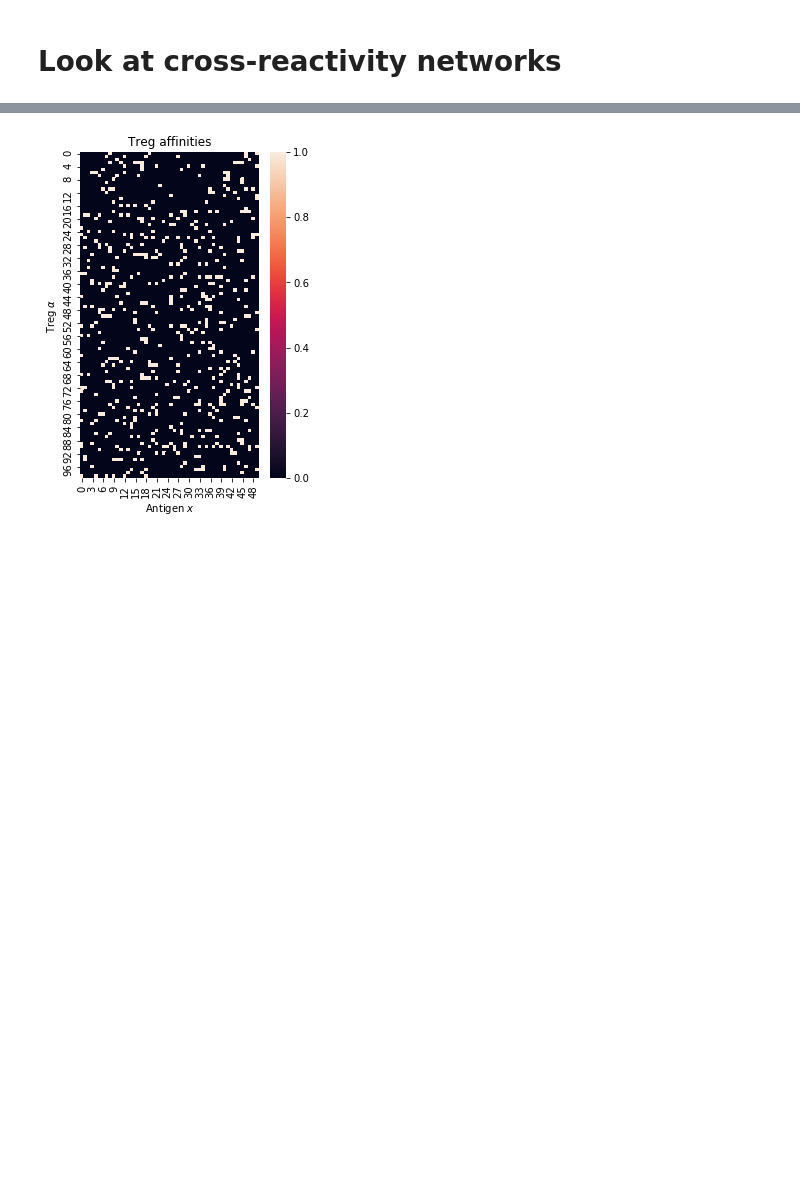
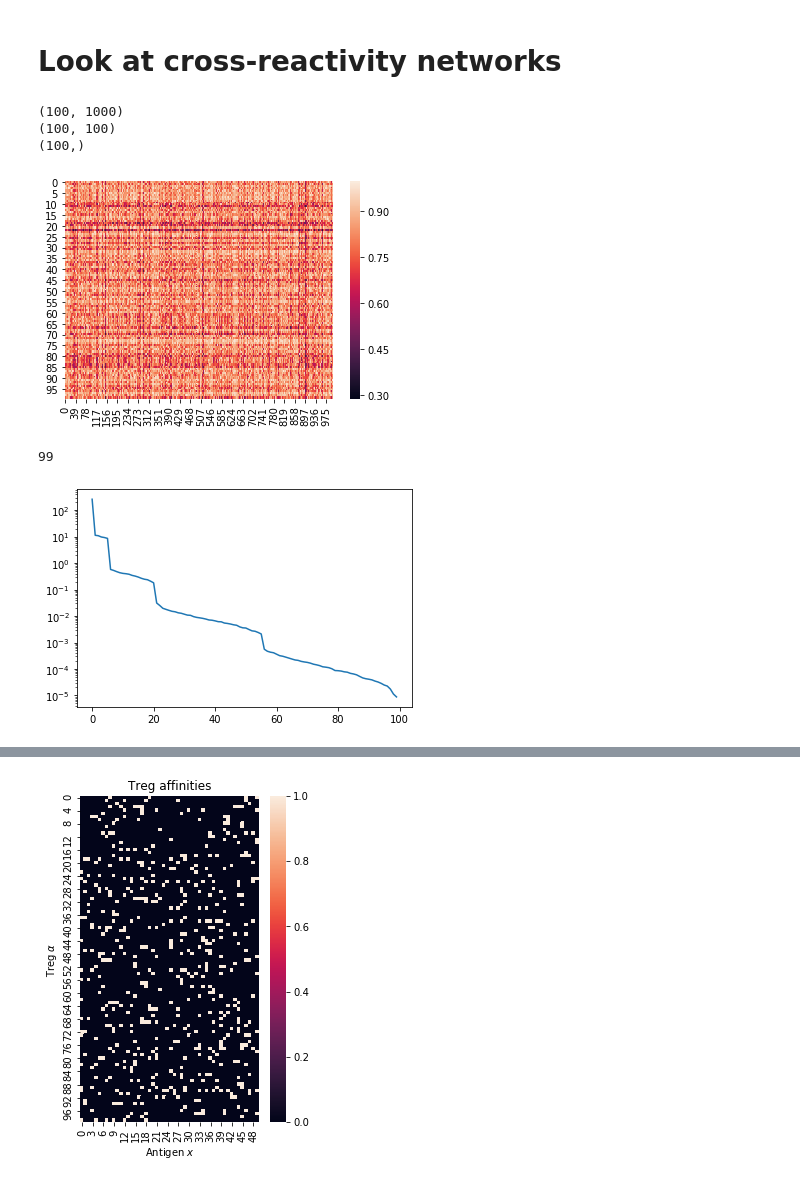
Before and after one commit to Ninjaneer32/immune-svm, a Jupyter notebook: scripts/ImmuneOptimization.ipynb, the cells around one changed output, grey strips where cells are left out. Drawn from its saved outputs; the diff is of its cells as text; code cells hidden in the pictures; blank space fills up the shorter version.

Commit message:
multidimensional shape space

```diff
--- a/scripts/ImmuneOptimization.ipynb
+++ b/scripts/ImmuneOptimization.ipynb
@@ -4,3 +4,39 @@ from matplotlib.backends import backend_pdf as bpdf
 import pickle
 # %% [markdown]
 # Look at cross-reactivity networks
+# %%
+params = {}
+params['sampling'] = 'Multidimensional'
+params['Num_treg'] = 100
+params['Num_tcell'] = 100
+params['Num_sites'] = 1000
+params['c'] = 1
+params['max_v'] = 1
+params['shape_dim'] = 5
+params['sigma'] = 5
+pix,palphax = MakeAffinities(params)
+vx = np.ones(params['Num_sites'])
+phi_reg_reg, phi_cell_reg, rvals = MakeOverlaps(pix,palphax,vx)
+print(np.shape(pix))
+print(np.shape(phi_cell_reg))
+print(np.shape(rvals))
+sns.heatmap(palphax)
+plt.show()
+
+thresh=1e-5
+vx = np.ones(params['Num_sites'])
+phi_reg_reg, phi_cell_reg, rvals = MakeOverlaps(pix,palphax,vx)
+lam,u = np.linalg.eig(phi_reg_reg)
+alpha= params['Num_treg']/((np.sqrt(np.abs(lam))>thresh).sum())
+print((np.sqrt(np.abs(lam))>thresh).sum())
+
+lam = np.sort(lam)[::-1]
+plt.semilogy(np.sqrt(lam))
+plt.show()
+# %% [output]
+(100, 1000)
+(100, 100)
+(100,)
+[figure, added]
+99
+[figure, added]
```
Also changed, not shown: parts of 12 cells of this notebook, 14 other files.
